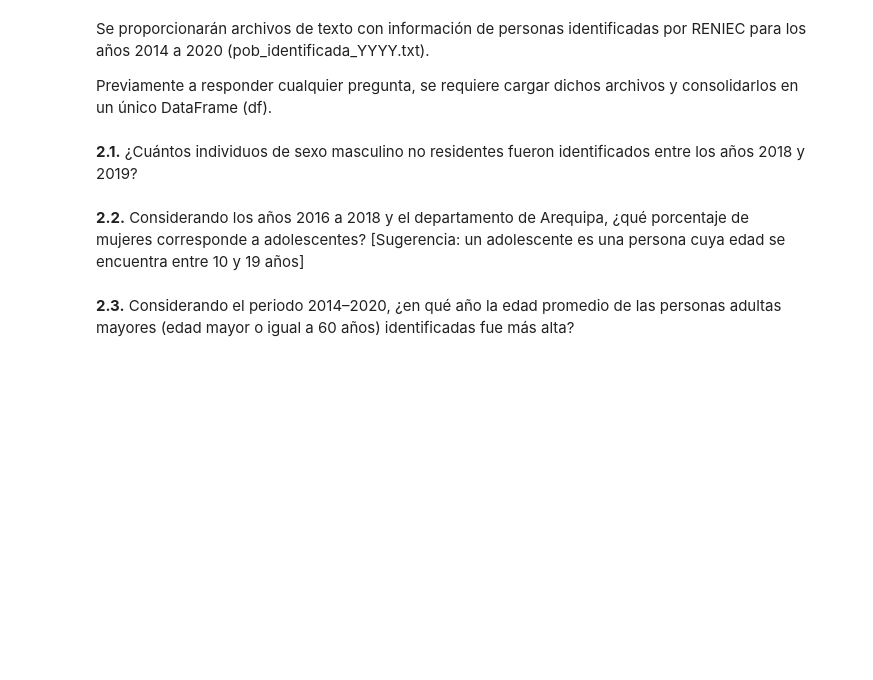
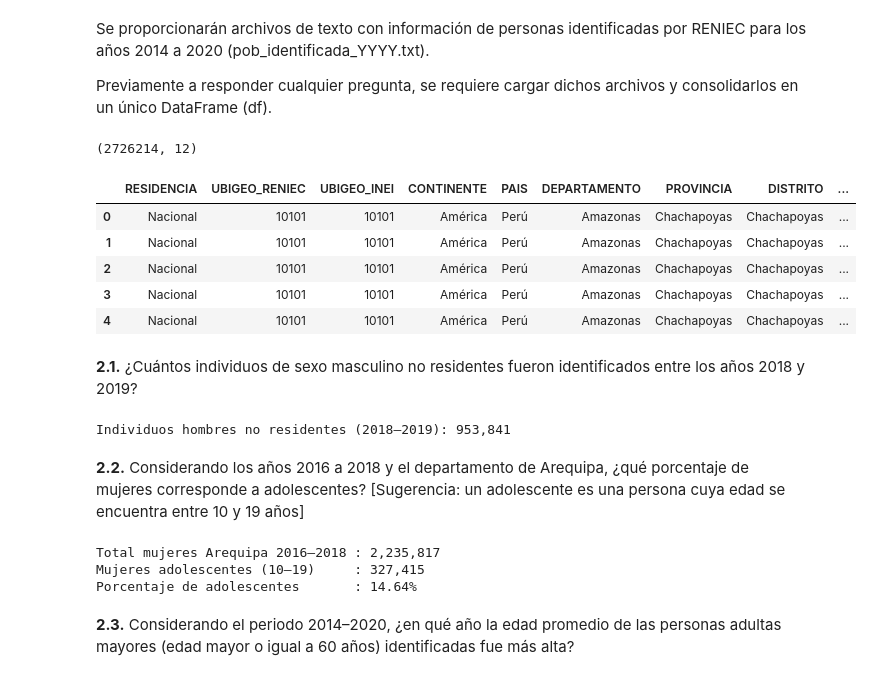
Before and after one commit to Saul-Ochoa/Solutions-to-Coding-Challenges, a Jupyter notebook: Examen_pricing_BCP/Examen_pricing/Examen/Test Python_examen.ipynb, the cells around one changed output. Drawn from its saved outputs; the diff is of its cells as text; code cells hidden in the pictures; blank space fills up the shorter version.

```diff
--- a/Examen_pricing_BCP/Examen_pricing/Examen/Test Python_examen.ipynb
+++ b/Examen_pricing_BCP/Examen_pricing/Examen/Test Python_examen.ipynb
@@ -51,7 +163,62 @@ import os
+# %%
+import pandas as pd
+from pathlib import Path
+
+carpeta = Path.cwd()   # ya estás en ...\Examen
+
+dfs = []
+for anio in range(2014, 2021):
+    ruta = carpeta / f"pob_identificada_{anio}.txt"
+    df_temp = pd.read_csv(ruta, sep=",")   # ajusta sep si hace falta
+    df_temp["anio"] = anio
+    dfs.append(df_temp)
+
+df = pd.concat(dfs,ignore_index=True)
+print(df.shape)
+df.head()
+# %% [output]
+(2726214, 12)
+|  | RESIDENCIA | UBIGEO_RENIEC | UBIGEO_INEI | CONTINENTE | PAIS | DEPARTAMENTO | PROVINCIA | DISTRITO | ... |
+| 0 | Nacional | 10101 | 10101 | América | Perú | Amazonas | Chachapoyas | Chachapoyas | ... |
+| 1 | Nacional | 10101 | 10101 | América | Perú | Amazonas | Chachapoyas | Chachapoyas | ... |
+| 2 | Nacional | 10101 | 10101 | América | Perú | Amazonas | Chachapoyas | Chachapoyas | ... |
+| 3 | Nacional | 10101 | 10101 | América | Perú | Amazonas | Chachapoyas | Chachapoyas | ... |
+| 4 | Nacional | 10101 | 10101 | América | Perú | Amazonas | Chachapoyas | Chachapoyas | ... |
 # %% [markdown]
 **2.1.** ¿Cuántos individuos de sexo masculino no residentes fueron identificados entre los años 2018 y 2019?
+# %%
+#print(df["SEXO"].unique())
+#print(df["RESIDENCIA"].unique())
+#print(df["anio"].unique())
+
+filtro=(
+    (df['SEXO']=="Hombre") & (df['RESIDENCIA']=='Extranjero') & (df["anio"].isin([2018, 2019]))
+)
+
+total = df.loc[filtro, "CANTIDAD"].sum()
+print(f"Individuos hombres no residentes (2018–2019): {total:,.0f}")
+# %% [output]
+Individuos hombres no residentes (2018–2019): 953,841
 # %% [markdown]
 **2.2.** Considerando los años 2016 a 2018 y el departamento de Arequipa, ¿qué porcentaje de mujeres corresponde a adolescentes?
 [Sugerencia: un adolescente es una persona cuya edad se encuentra entre 10 y 19 años]
+# %%
+base = df[
+    (df["anio"].between(2016, 2018)) &
+    (df["DEPARTAMENTO"] == "Arequipa") &
+    (df["SEXO"] == "Mujer")
+].copy()
+
+total_mujeres   = base["CANTIDAD"].sum()
+mujeres_adolesc = base.loc[base["EDAD"].between(10, 19), "CANTIDAD"].sum()
+porcentaje      = mujeres_adolesc / total_mujeres * 100
+
+print(f"Total mujeres Arequipa 2016–2018 : {total_mujeres:,.0f}")
+print(f"Mujeres adolescentes (10–19)     : {mujeres_adolesc:,.0f}")
+print(f"Porcentaje de adolescentes       : {porcentaje:.2f}%")
+# %% [output]
+Total mujeres Arequipa 2016–2018 : 2,235,817
+Mujeres adolescentes (10–19)     : 327,415
+Porcentaje de adolescentes       : 14.64%
 # %% [markdown]
 **2.3.** Considerando el periodo 2014–2020, ¿en qué año la edad promedio de las personas adultas mayores (edad mayor o igual a 60 años) identificadas fue más alta?
```
Also changed, not shown: parts of 17 cells of this notebook.
